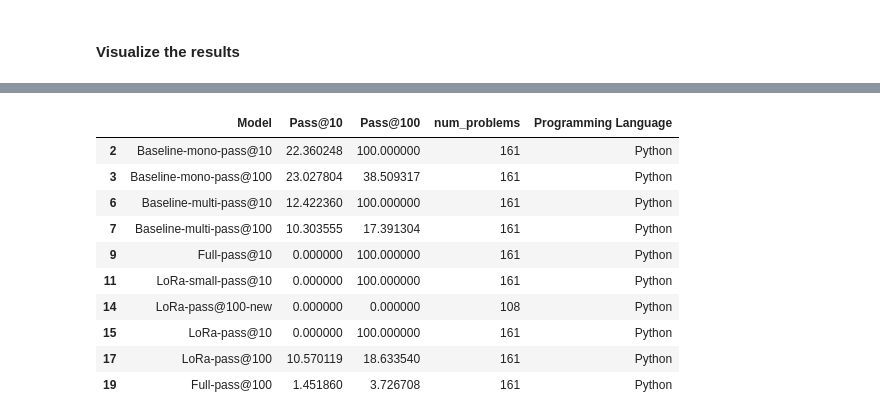
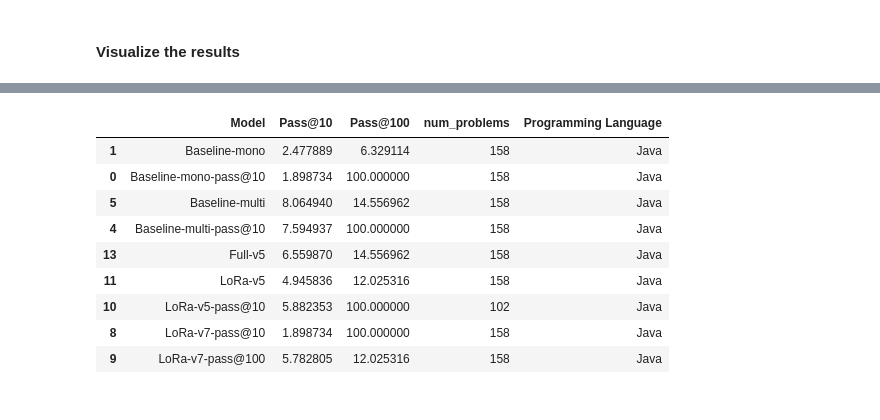
Before and after one commit to ammarnasr/LLM-for-code-intelligence, a Jupyter notebook: Evaluation/MultiPL-E/demo.ipynb, the cells around one changed output, grey strips where cells are left out. Saved outputs shown, nothing was run; the diff lists cells and outputs as text; code cells hidden in the pictures.

```diff
--- a/Evaluation/MultiPL-E/demo.ipynb
+++ b/Evaluation/MultiPL-E/demo.ipynb
@@ -248,21 +263,20 @@ Model name not found in dict: codegne1B_finetuned_LoRa_the_stack_java_v5_checkpo
 # %%
 # df where programming language is Python
 df_python = df[df['Programming Language'] == 'Python']
 
 # df where programming language is Java
 df_java = df[df['Programming Language'] == 'Java']
 
-df_python
-# df_java
+# df_python
+df_java
 # %% [output]
 |  | Model | Pass@10 | Pass@100 | num_problems | Programming Language |
-| 2 | Baseline-mono-pass@10 | 22.360248 | 100.000000 | 161 | Python |
-| 3 | Baseline-mono-pass@100 | 23.027804 | 38.509317 | 161 | Python |
-| 6 | Baseline-multi-pass@10 | 12.422360 | 100.000000 | 161 | Python |
-| 7 | Baseline-multi-pass@100 | 10.303555 | 17.391304 | 161 | Python |
-| 9 | Full-pass@10 | 0.000000 | 100.000000 | 161 | Python |
-| 11 | LoRa-small-pass@10 | 0.000000 | 100.000000 | 161 | Python |
-| 14 | LoRa-pass@100-new | 0.000000 | 0.000000 | 108 | Python |
-| 15 | LoRa-pass@10 | 0.000000 | 100.000000 | 161 | Python |
-| 17 | LoRa-pass@100 | 10.570119 | 18.633540 | 161 | Python |
-| 19 | Full-pass@100 | 1.451860 | 3.726708 | 161 | Python |
+| 1 | Baseline-mono | 2.477889 | 6.329114 | 158 | Java |
+| 0 | Baseline-mono-pass@10 | 1.898734 | 100.000000 | 158 | Java |
+| 5 | Baseline-multi | 8.064940 | 14.556962 | 158 | Java |
+| 4 | Baseline-multi-pass@10 | 7.594937 | 100.000000 | 158 | Java |
+| 13 | Full-v5 | 6.559870 | 14.556962 | 158 | Java |
+| 11 | LoRa-v5 | 4.945836 | 12.025316 | 158 | Java |
+| 10 | LoRa-v5-pass@10 | 5.882353 | 100.000000 | 102 | Java |
+| 8 | LoRa-v7-pass@10 | 1.898734 | 100.000000 | 158 | Java |
+| 9 | LoRa-v7-pass@100 | 5.782805 | 12.025316 | 158 | Java |
```
Also changed, not shown: parts of 3 cells of this notebook, 19 other files.
